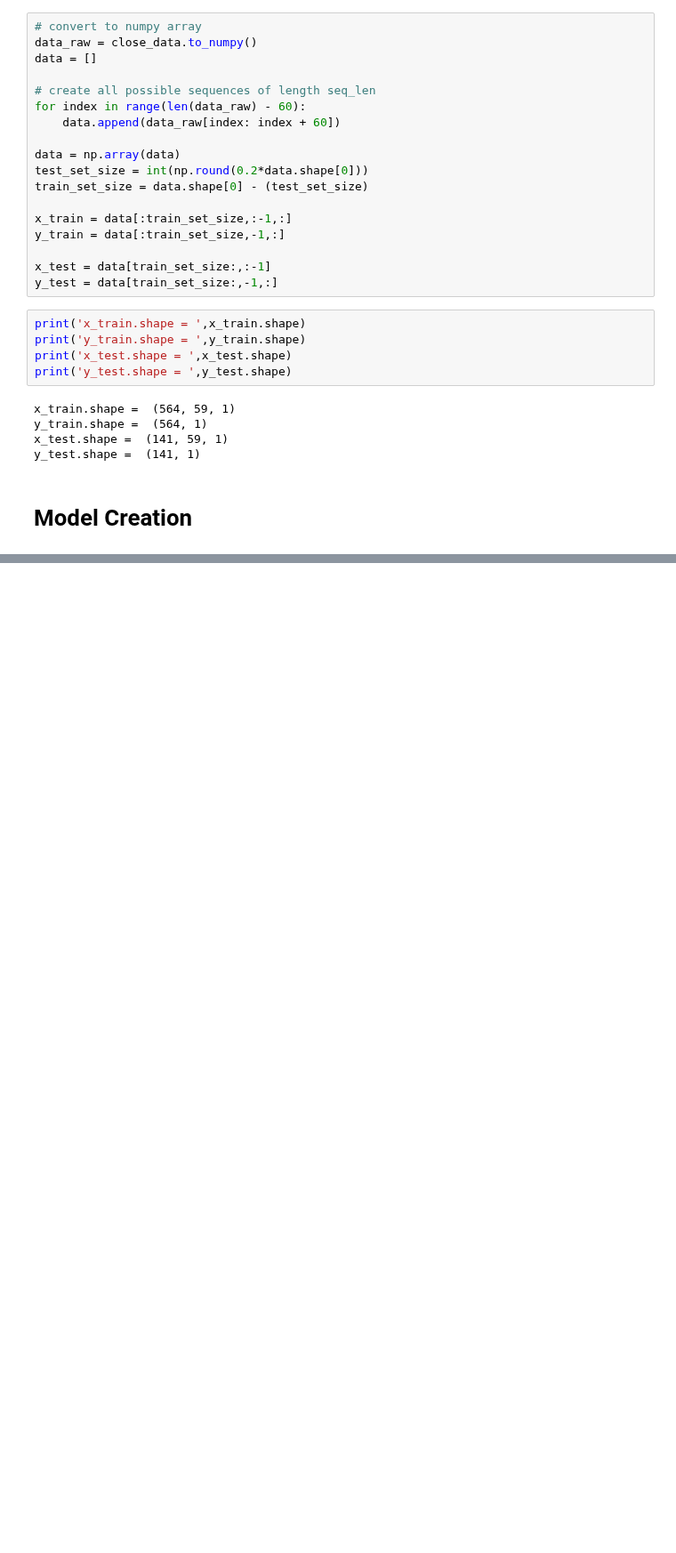
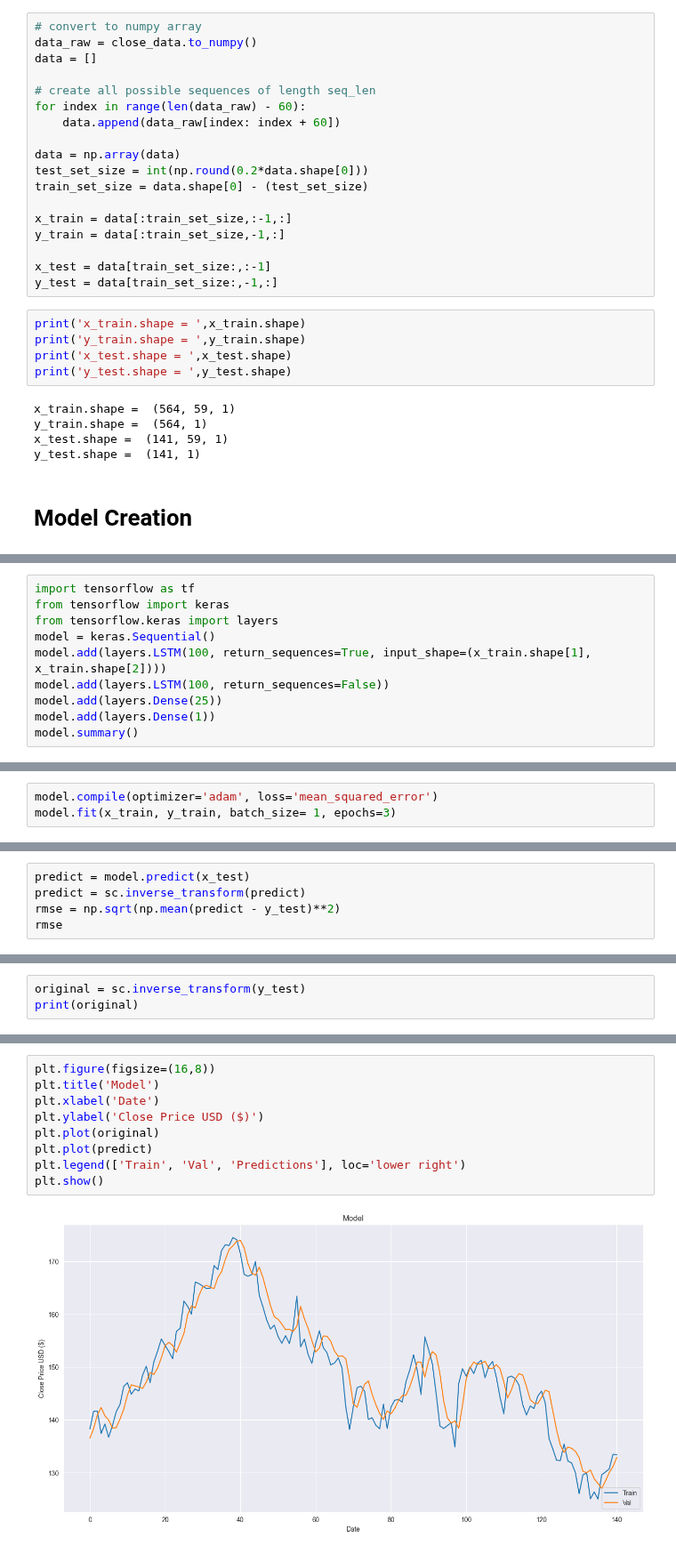
Before and after one commit to ishaanpaul98/Sentiment-Analysis, a Jupyter notebook: Stock_prediction_without_sentiment.ipynb, the cells around one changed output, grey strips where cells are left out. Shown at 89% size. Cells and saved outputs as stored; diff of their text form; blank space fills up the shorter version.

Commit message:
Completed model and got predictions
Completed model and got predictions. Yet to complete plots

```diff
--- a/Stock_prediction_without_sentiment.ipynb
+++ b/Stock_prediction_without_sentiment.ipynb
@@ -180,0 +112,10 @@ Training time: 17.81538724899292
+# %%
+import tensorflow as tf
+from tensorflow import keras
+from tensorflow.keras import layers
+model = keras.Sequential()
+model.add(layers.LSTM(100, return_sequences=True, input_shape=(x_train.shape[1], x_train.shape[2])))
+model.add(layers.LSTM(100, return_sequences=False))
+model.add(layers.Dense(25))
+model.add(layers.Dense(1))
+model.summary()
@@ -180,0 +140,3 @@ Training time: 17.81538724899292
+# %%
+model.compile(optimizer='adam', loss='mean_squared_error')
+model.fit(x_train, y_train, batch_size= 1, epochs=3)
@@ -180,0 +151,5 @@ Training time: 17.81538724899292
+# %%
+predict = model.predict(x_test)
+predict = sc.inverse_transform(predict)
+rmse = np.sqrt(np.mean(predict - y_test)**2)
+rmse
@@ -180,0 +159,3 @@ Training time: 17.81538724899292
+# %%
+original = sc.inverse_transform(y_test)
+print(original)
@@ -180,0 +180,11 @@ Training time: 17.81538724899292
+# %%
+plt.figure(figsize=(16,8))
+plt.title('Model')
+plt.xlabel('Date')
+plt.ylabel('Close Price USD ($)')
+plt.plot(original)
+plt.plot(predict)
+plt.legend(['Train', 'Val', 'Predictions'], loc='lower right')
+plt.show()
+# %% [output]
+[figure, added]
```
Also changed, not shown: parts of 12 cells of this notebook, 1 other file.
